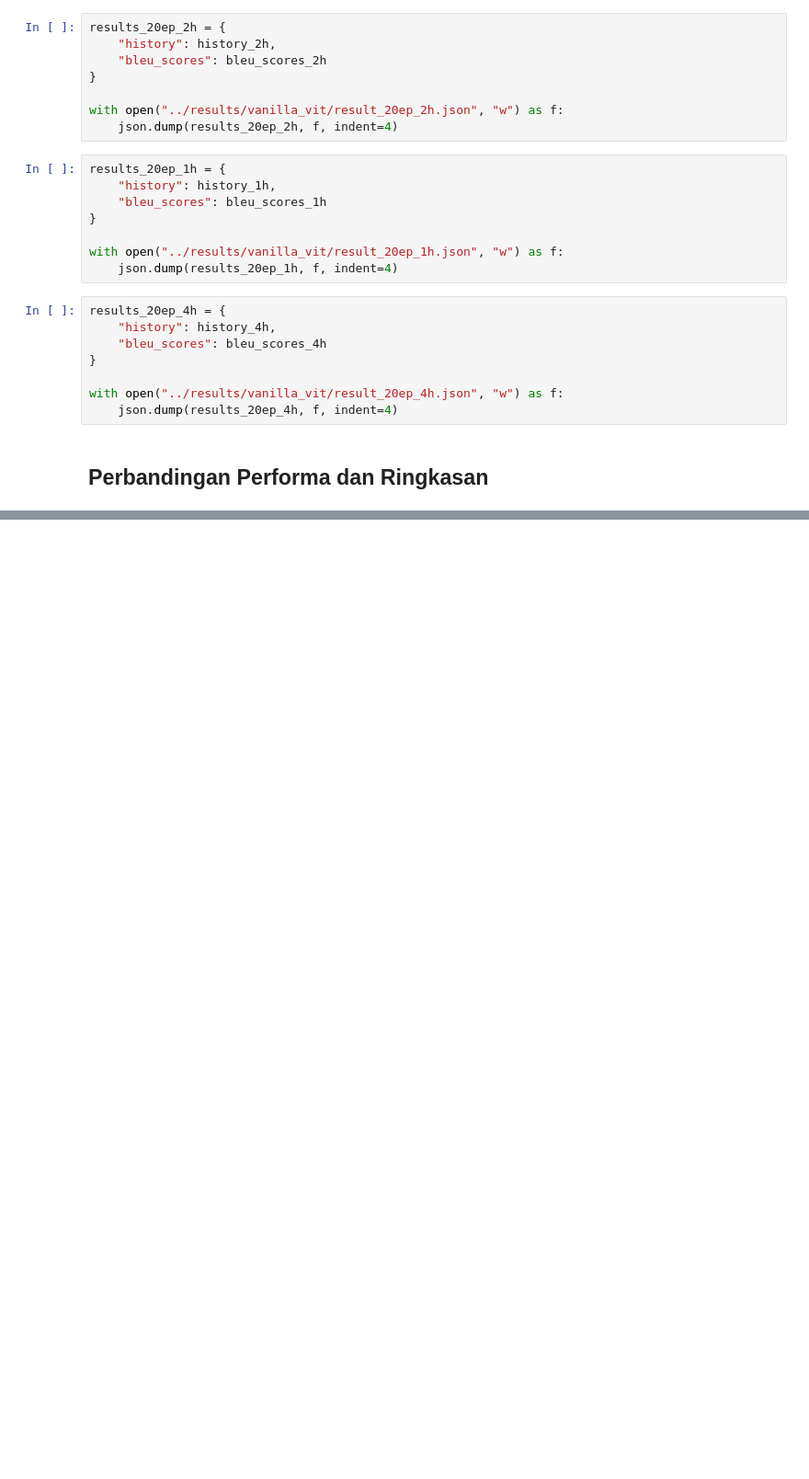
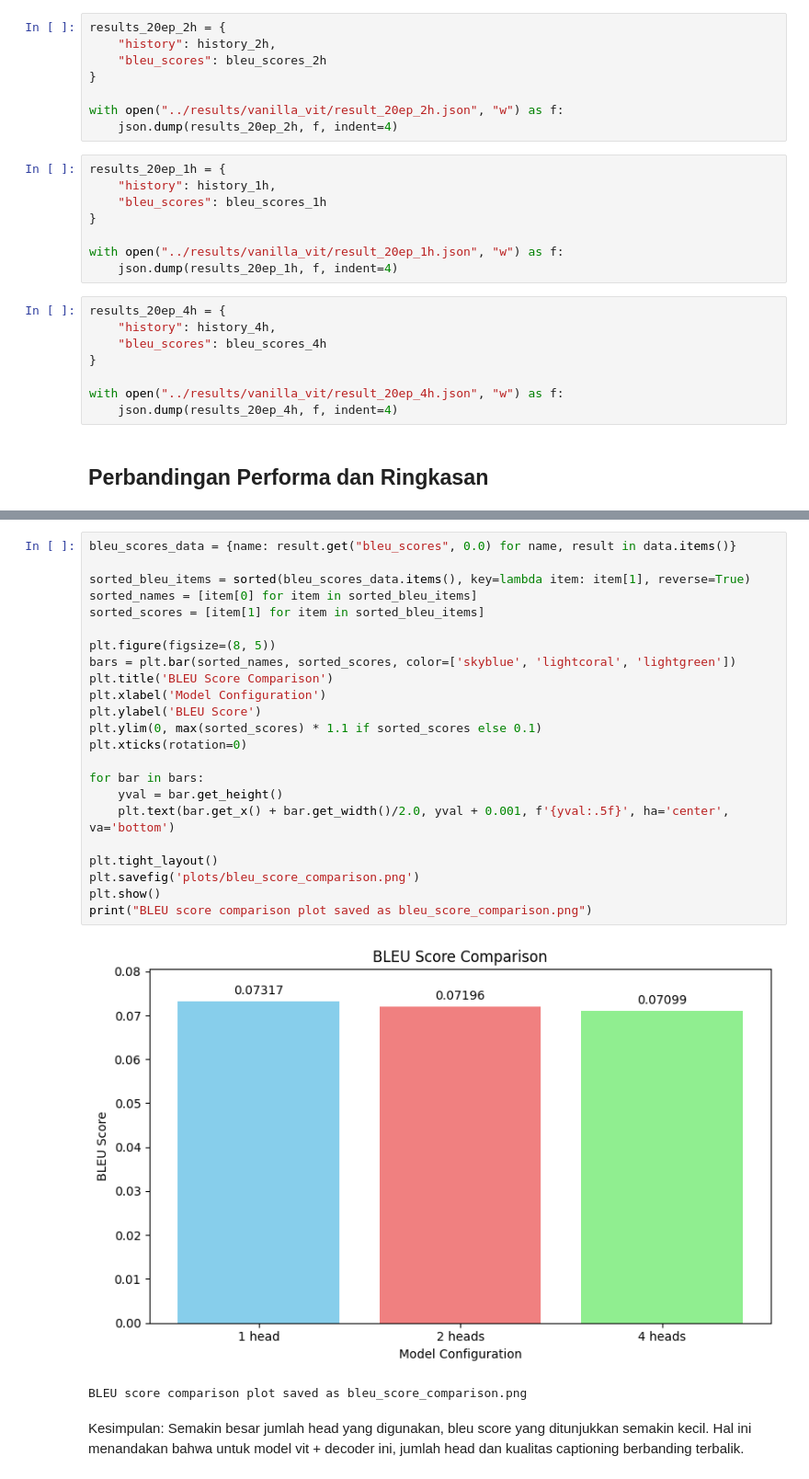
Before and after one commit to Tansil011019/medxplain, a Jupyter notebook: notebooks/experiment.ipynb, the cells around one changed output, grey strips where cells are left out. Shown at 92% size. Saved outputs shown, nothing was run; the diff lists cells and outputs as text; blank space fills up the shorter version.

```diff
--- a/notebooks/experiment.ipynb
+++ b/notebooks/experiment.ipynb
@@ -461,0 +498,28 @@ with open("../results/vanilla_vit/result_20ep_4h.json", "w") as f:
+# %%
+bleu_scores_data = {name: result.get("bleu_scores", 0.0) for name, result in data.items()}
+
+sorted_bleu_items = sorted(bleu_scores_data.items(), key=lambda item: item[1], reverse=True)
+sorted_names = [item[0] for item in sorted_bleu_items]
+sorted_scores = [item[1] for item in sorted_bleu_items]
+
+plt.figure(figsize=(8, 5))
+bars = plt.bar(sorted_names, sorted_scores, color=['skyblue', 'lightcoral', 'lightgreen'])
+plt.title('BLEU Score Comparison')
+plt.xlabel('Model Configuration')
+plt.ylabel('BLEU Score')
+plt.ylim(0, max(sorted_scores) * 1.1 if sorted_scores else 0.1)
+plt.xticks(rotation=0)
+
+for bar in bars:
+    yval = bar.get_height()
+    plt.text(bar.get_x() + bar.get_width()/2.0, yval + 0.001, f'{yval:.5f}', ha='center', va='bottom')
+
+plt.tight_layout()
+plt.savefig('plots/bleu_score_comparison.png')
+plt.show()
+print("BLEU score comparison plot saved as bleu_score_comparison.png")
+# %% [output]
+[figure, added]
+BLEU score comparison plot saved as bleu_score_comparison.png
+# %% [markdown]
+Kesimpulan: Semakin besar jumlah head yang digunakan, bleu score yang ditunjukkan semakin kecil. Hal ini menandakan bahwa untuk model vit + decoder ini, jumlah head dan kualitas captioning berbanding terbalik.
```
Also changed, not shown: parts of 3 cells of this notebook, 2 other files.
